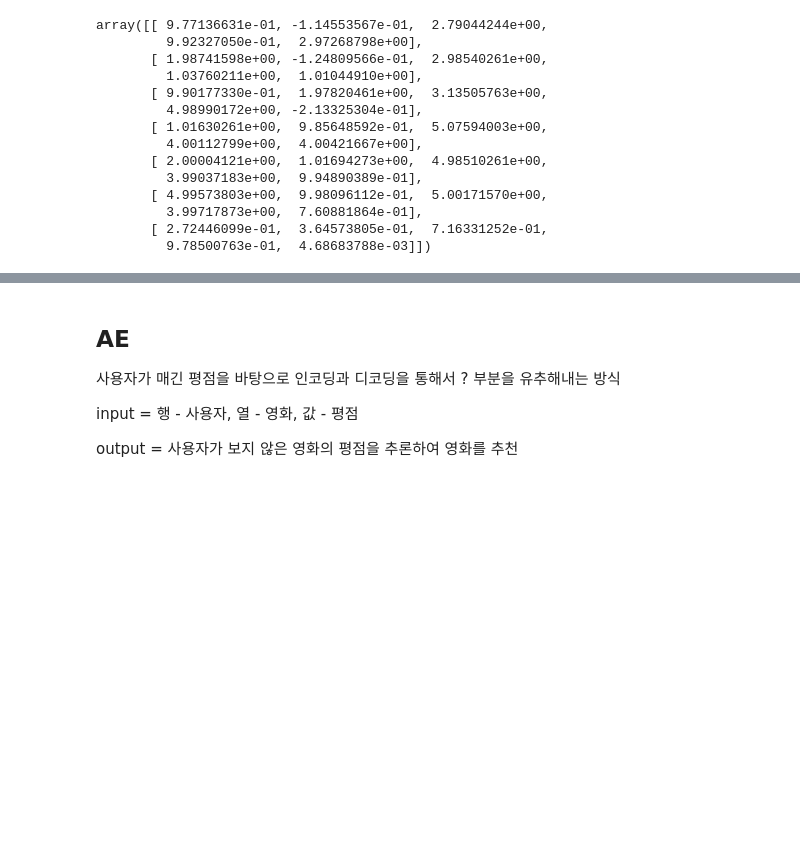
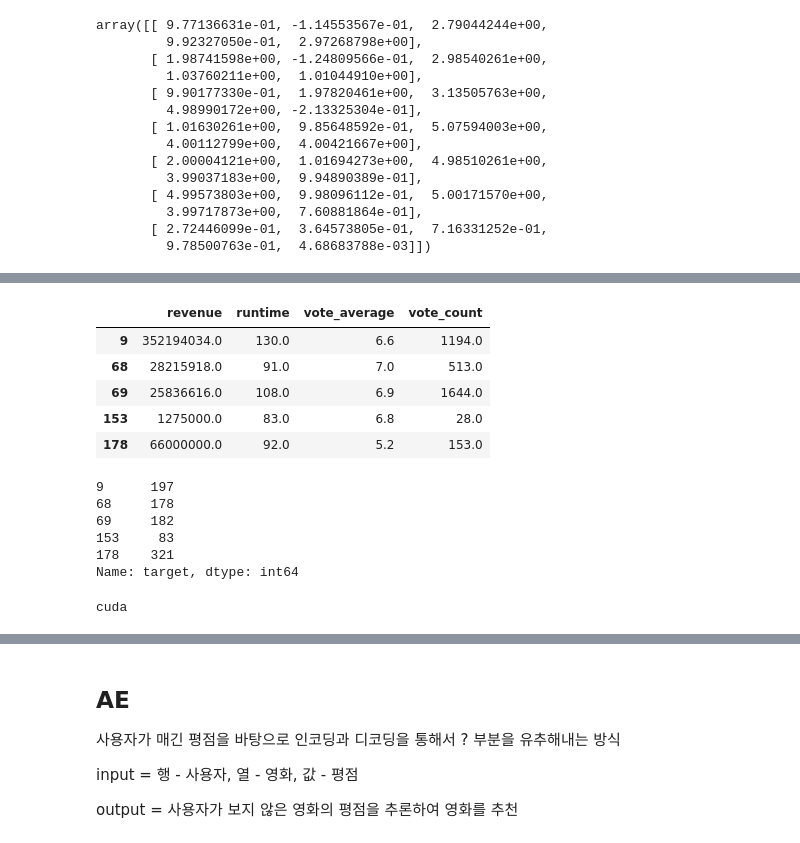
Before and after one commit to SeongBeomLEE/Tobigs_Recommendation_System_Seminar, a Jupyter notebook: Week2_Recommendation_System_code.ipynb, the cells around one changed output, grey strips where cells are left out. Drawn from its saved outputs; the diff is of its cells as text; code cells hidden in the pictures; blank space fills up the shorter version.

```diff
--- a/Week2_Recommendation_System_code.ipynb
+++ b/Week2_Recommendation_System_code.ipynb
@@ -977,0 +1030,22 @@ array([[ 9.77136631e-01, -1.14553567e-01,  2.79044244e+00,
+# %%
+cols = ['revenue', 'runtime', 'vote_average', 'vote_count']
+X = meta[cols]
+y = meta['target']
+# %%
+X.head()
+# %% [output]
+|  | revenue | runtime | vote_average | vote_count |
+| 9 | 352194034.0 | 130.0 | 6.6 | 1194.0 |
+| 68 | 28215918.0 | 91.0 | 7.0 | 513.0 |
+| 69 | 25836616.0 | 108.0 | 6.9 | 1644.0 |
+| 153 | 1275000.0 | 83.0 | 6.8 | 28.0 |
+| 178 | 66000000.0 | 92.0 | 5.2 | 153.0 |
+# %%
+y.head()
+# %% [output]
+9      197
+68     178
+69     182
+153     83
+178    321
+Name: target, dtype: int64
@@ -977,0 +1060,9 @@ array([[ 9.77136631e-01, -1.14553567e-01,  2.79044244e+00,
+# %%
+# 환경설정
+if torch.cuda.is_available():
+  DEVICE = torch.device('cuda')
+else:
+  DEVICE = torch.device('cpu')
+print(DEVICE)
+# %% [output]
+cuda
```
Also changed, not shown: parts of 56 cells of this notebook.
